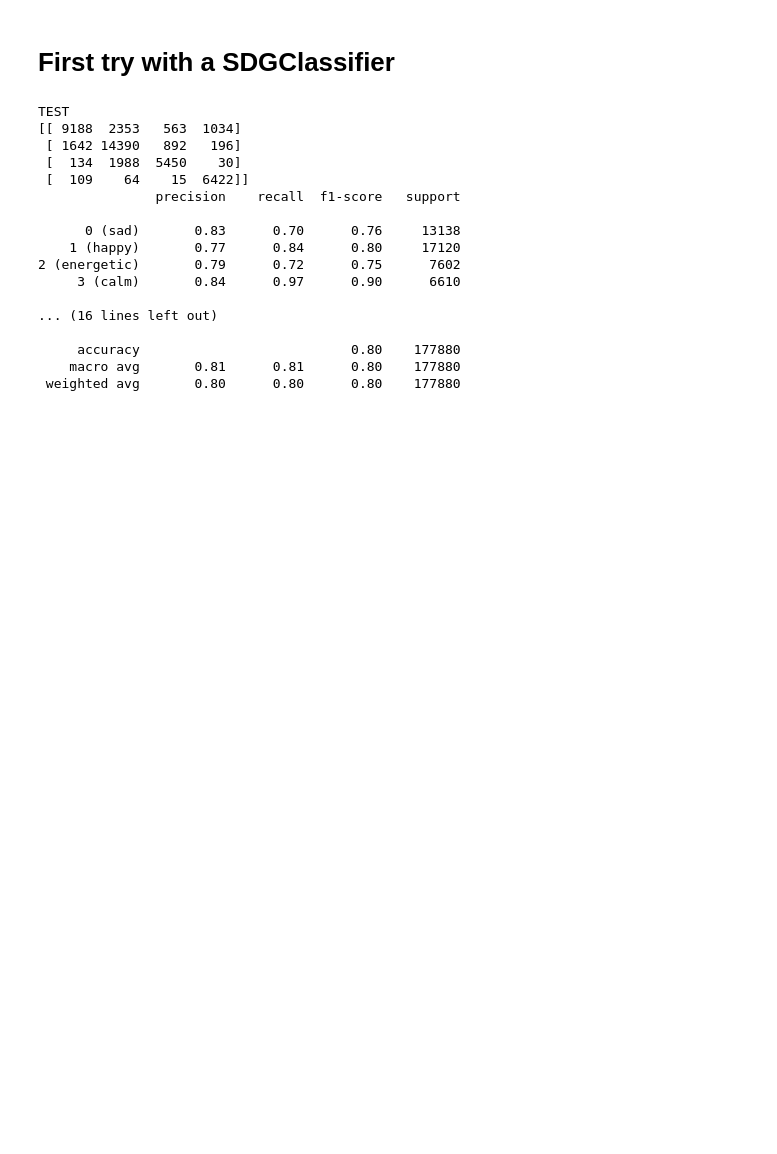
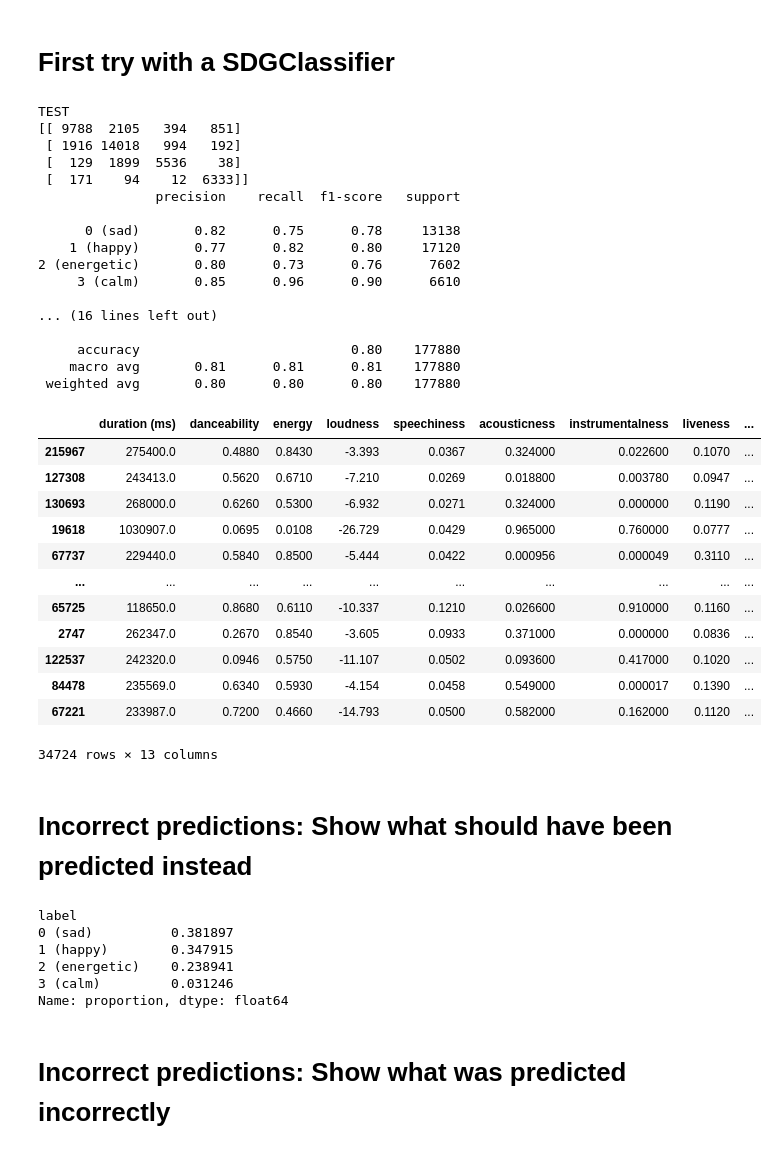
Before and after one commit to mr-perseus/ML-hacking-day, a Jupyter notebook: part-2-ml.ipynb, the cells around one changed output. Drawn from its saved outputs; the diff is of its cells as text; code cells hidden in the pictures; blank space fills up the shorter version.

```diff
--- a/part-2-ml.ipynb
+++ b/part-2-ml.ipynb
@@ -4,8 +4,10 @@
 import os
 import numpy as np
 import pandas as pd
+from matplotlib import pyplot as plt
 from sklearn.model_selection import train_test_split
 from sklearn.metrics import confusion_matrix, classification_report
+from sklearn.metrics import ConfusionMatrixDisplay
 
 def load_spotify_data():
     return pd.read_csv(os.path.join('data', '278_labelled_uri_train.csv'))
@@ -25,20 +27,38 @@ def rename_labels(df):
     df.loc[df == 3] = '3 (calm)'
     return df
 
-def eval(model, X_train, X_val, y_train=y_train, y_val=y_val):
+def eval(model, X_train, X_test, y_train, y_test):
     print('TEST')
-    y_val_pred = model.predict(X_val)
-    print(confusion_matrix(y_val, y_val_pred))
-    print(classification_report(y_val, y_val_pred))
+    y_test_pred = model.predict(X_test)
+    print(confusion_matrix(y_test, y_test_pred))
+    print(classification_report(y_test, y_test_pred))
+    ConfusionMatrixDisplay.from_predictions(y_test, y_test_pred)
+    plt.show()
     print("-------------------------------------------------------")
     print('TRAIN')
     y_train_pred = model.predict(X_train)
     print(confusion_matrix(y_train, y_train_pred))
     print(classification_report(y_train, y_train_pred))
+    print("-------------------------------------------------------")
 
 def drop_columns(cols_to_drop, df_train, df_val):
     df_train.drop(columns=cols_to_drop, inplace=True)
     df_val.drop(columns=cols_to_drop, inplace=True)
+
+def correct_wrong_predicted_sets(model, X_train, y_train):
+    final_predictions = model.predict(X_train)
+    df = X_train.copy()
+    df["label"] = y_train
+    df["label_predicted"] = final_predictions
+    return df[df['label'] == df['label_predicted']], df[df['label'] != df['label_predicted']]
+
+def print_what_predicted_wrongly(label_name):
+    print("predicted wrong for", label_name)
+    print(incorrect[incorrect['label'] == label_name]['label_predicted'].value_counts(normalize=True))
+
+def print_what_it_should_be(label_name):
+    print(label_name, "was predicted, but should be")
+    print(incorrect[incorrect['label_predicted'] == label_name]['label'].value_counts(normalize=True))
 # %% [markdown]
 # Load the data and split it
 # %%
@@ -61,22 +102,54 @@ clf = make_pipeline(StandardScaler(), SGDClassifier(max_iter=1000, tol=0.01))
 
 clf.fit(X_train, y_train)
 
-eval(clf, X_train, X_val, y_train, y_val)
+eval(clf, X_train, X_test, y_train, y_test)
 # %% [output]
 TEST
-[[ 9188  2353   563  1034]
- [ 1642 14390   892   196]
- [  134  1988  5450    30]
- [  109    64    15  6422]]
+[[ 9788  2105   394   851]
+ [ 1916 14018   994   192]
+ [  129  1899  5536    38]
+ [  171    94    12  6333]]
                precision    recall  f1-score   support
 
-      0 (sad)       0.83      0.70      0.76     13138
-    1 (happy)       0.77      0.84      0.80     17120
-2 (energetic)       0.79      0.72      0.75      7602
-     3 (calm)       0.84      0.97      0.90      6610
+      0 (sad)       0.82      0.75      0.78     13138
+    1 (happy)       0.77      0.82      0.80     17120
+2 (energetic)       0.80      0.73      0.76      7602
+     3 (calm)       0.85      0.96      0.90      6610
 
 ... (16 lines left out)
 
      accuracy                           0.80    177880
-    macro avg       0.81      0.81      0.80    177880
+    macro avg       0.81      0.81      0.81    177880
  weighted avg       0.80      0.80      0.80    177880
+# %%
+correct, incorrect = correct_wrong_predicted_sets(clf, X_train, y_train)
+incorrect
+# %% [output]
+|  | duration (ms) | danceability | energy | loudness | speechiness | acousticness | instrumentalness | liveness | ... |
+| 215967 | 275400.0 | 0.4880 | 0.8430 | -3.393 | 0.0367 | 0.324000 | 0.022600 | 0.1070 | ... |
+| 127308 | 243413.0 | 0.5620 | 0.6710 | -7.210 | 0.0269 | 0.018800 | 0.003780 | 0.0947 | ... |
+| 130693 | 268000.0 | 0.6260 | 0.5300 | -6.932 | 0.0271 | 0.324000 | 0.000000 | 0.1190 | ... |
+| 19618 | 1030907.0 | 0.0695 | 0.0108 | -26.729 | 0.0429 | 0.965000 | 0.760000 | 0.0777 | ... |
+| 67737 | 229440.0 | 0.5840 | 0.8500 | -5.444 | 0.0422 | 0.000956 | 0.000049 | 0.3110 | ... |
+| ... | ... | ... | ... | ... | ... | ... | ... | ... | ... |
+| 65725 | 118650.0 | 0.8680 | 0.6110 | -10.337 | 0.1210 | 0.026600 | 0.910000 | 0.1160 | ... |
+| 2747 | 262347.0 | 0.2670 | 0.8540 | -3.605 | 0.0933 | 0.371000 | 0.000000 | 0.0836 | ... |
+| 122537 | 242320.0 | 0.0946 | 0.5750 | -11.107 | 0.0502 | 0.093600 | 0.417000 | 0.1020 | ... |
+| 84478 | 235569.0 | 0.6340 | 0.5930 | -4.154 | 0.0458 | 0.549000 | 0.000017 | 0.1390 | ... |
+| 67221 | 233987.0 | 0.7200 | 0.4660 | -14.793 | 0.0500 | 0.582000 | 0.162000 | 0.1120 | ... |
+34724 rows × 13 columns
+# %% [markdown]
+# Incorrect predictions: Show what should have been predicted instead
+# %%
+correct, incorrect = correct_wrong_predicted_sets(clf, X_train, y_train)
+
+incorrect['label'].value_counts(normalize=True)
+# %% [output]
+label
+0 (sad)          0.381897
+1 (happy)        0.347915
+2 (energetic)    0.238941
+3 (calm)         0.031246
+Name: proportion, dtype: float64
+# %% [markdown]
+# Incorrect predictions: Show what was predicted incorrectly
```
Also changed, not shown: parts of 10 cells of this notebook.
